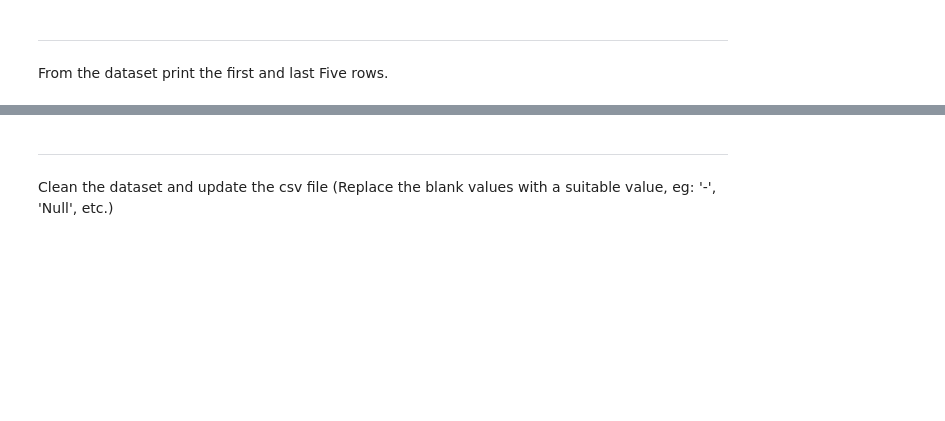
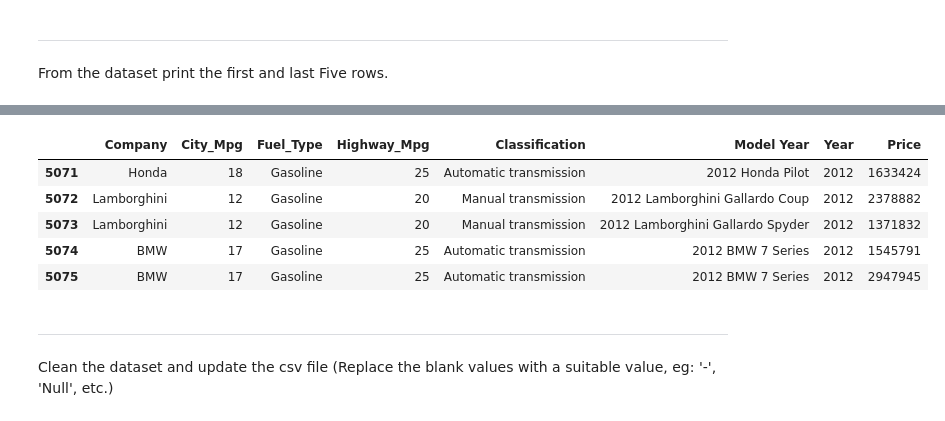
Before and after one commit to prashantpal711/assignment1, a Jupyter notebook: assignment1.ipynb, the cells around one changed output, grey strips where cells are left out. Saved outputs shown, nothing was run; the diff lists cells and outputs as text; code cells hidden in the pictures; blank space fills up the shorter version.

```diff
--- a/assignment1.ipynb
+++ b/assignment1.ipynb
@@ -46,3 +23,12 @@ print(df.tail())
+# %%
+df.tail(5)
+# %% [output]
+|  | Company | City_Mpg | Fuel_Type | Highway_Mpg | Classification | Model Year | Year | Price |
+| 5071 | Honda | 18 | Gasoline | 25 | Automatic transmission | 2012 Honda Pilot | 2012 | 1633424 |
+| 5072 | Lamborghini | 12 | Gasoline | 20 | Manual transmission | 2012 Lamborghini Gallardo Coup | 2012 | 2378882 |
+| 5073 | Lamborghini | 12 | Gasoline | 20 | Manual transmission | 2012 Lamborghini Gallardo Spyder | 2012 | 1371832 |
+| 5074 | BMW | 17 | Gasoline | 25 | Automatic transmission | 2012 BMW 7 Series | 2012 | 1545791 |
+| 5075 | BMW | 17 | Gasoline | 25 | Automatic transmission | 2012 BMW 7 Series | 2012 | 2947945 |
 # %% [markdown]
 -----------------------------------------------------------------------------------------------
 # %% [markdown]
```
Also changed, not shown: parts of 5 cells of this notebook.
